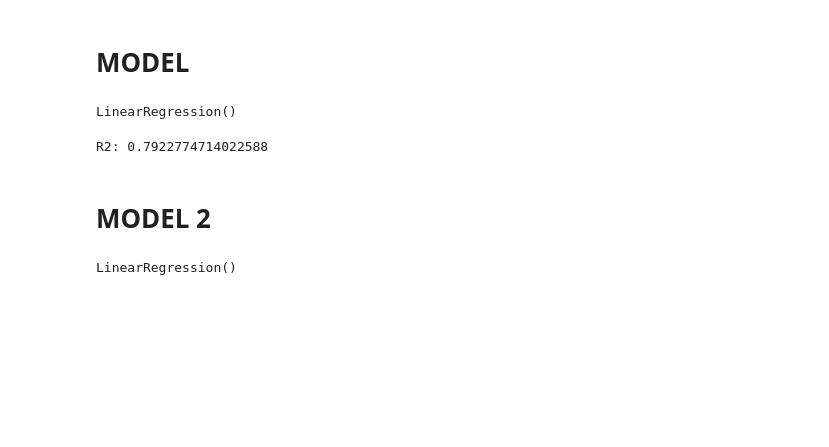
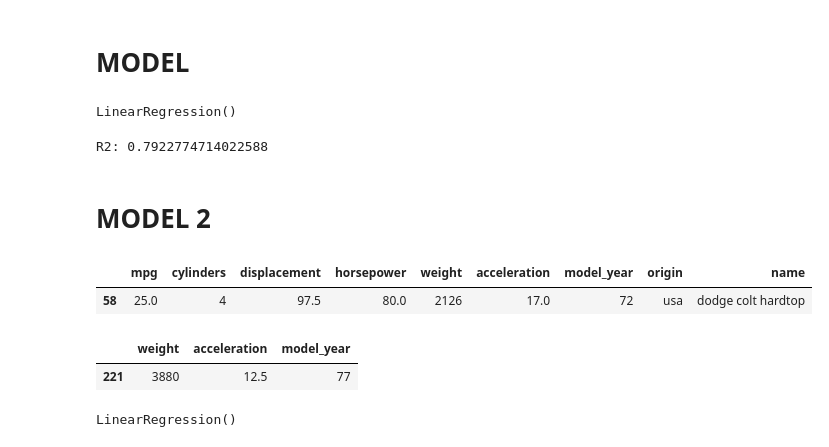
Before and after one commit to JaneBlue-Algorithm/MPG_Machine_Learning_Full_Stack_Project, a Jupyter notebook: project2.ipynb, the cells around one changed output. Saved outputs shown, nothing was run; the diff lists cells and outputs as text; code cells hidden in the pictures; blank space fills up the shorter version.

```diff
--- a/project2.ipynb
+++ b/project2.ipynb
@@ -558,4 +572,9 @@ print('R2:', model.score(X_test, y_test))
 R2: 0.7922774714022588
 # %% [markdown]
 # MODEL 2
+# %%
+df.sample()
+# %% [output]
+|  | mpg | cylinders | displacement | horsepower | weight | acceleration | model_year | origin | name |
+| 58 | 25.0 | 4 | 97.5 | 80.0 | 2126 | 17.0 | 72 | usa | dodge colt hardtop |
 # %%
@@ -563,4 +582,9 @@ X2 = df[["horsepower", "weight", "acceleration"]]
 y2 = df["mpg"]
+# %%
+X2.sample()
+# %% [output]
+|  | weight | acceleration | model_year |
+| 221 | 3880 | 12.5 | 77 |
 # %%
 from sklearn.model_selection import train_test_split
 from sklearn.linear_model import LinearRegression
```
Also changed, not shown: parts of 28 cells of this notebook, 6 other files.
